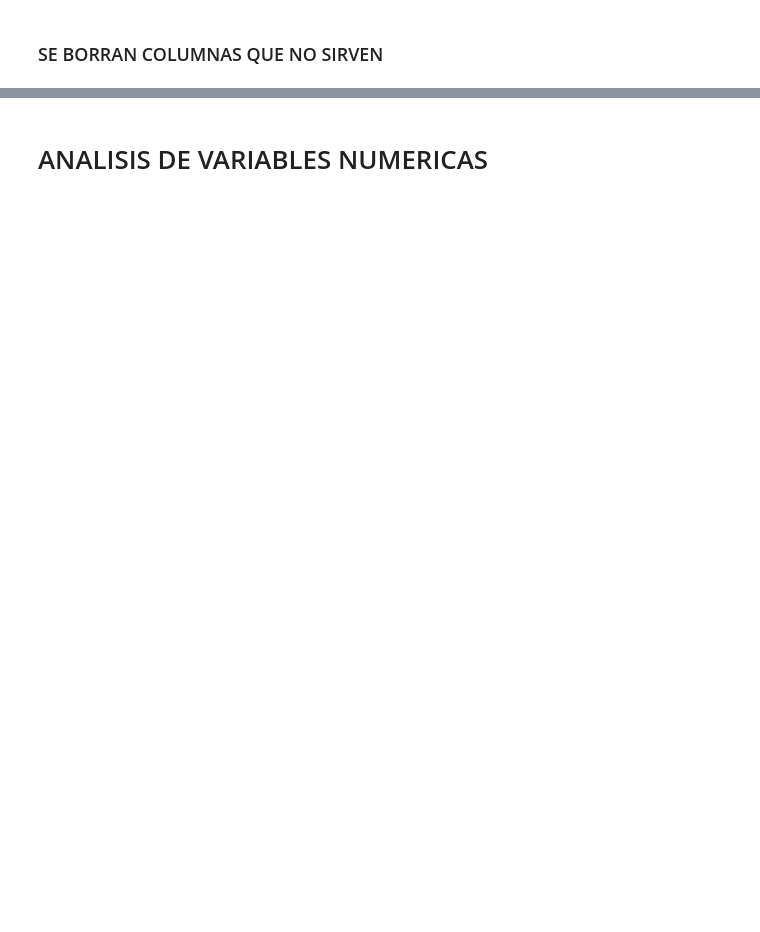
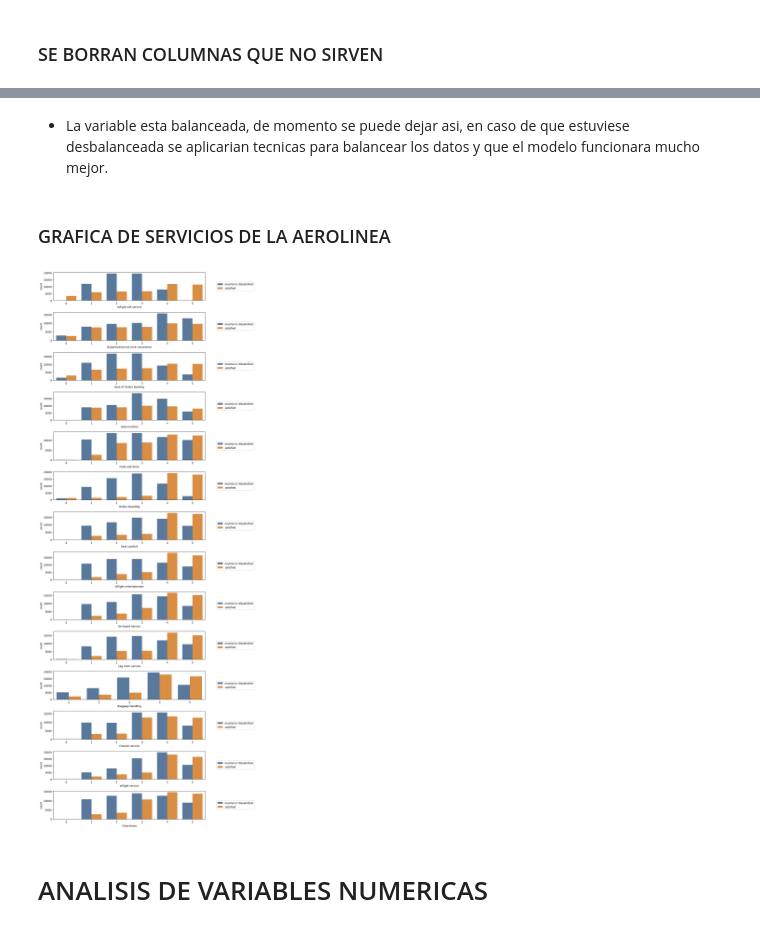
Before and after one commit to AI-School-F5-P2/F5_airlines, a Jupyter notebook: airline_main/main.ipynb, the cells around one changed output, grey strips where cells are left out. Drawn from its saved outputs; the diff is of its cells as text; code cells hidden in the pictures; blank space fills up the shorter version.

```diff
--- a/airline_main/main.ipynb
+++ b/airline_main/main.ipynb
@@ -149,2 +186,26 @@ df = df.drop(columna_a_borrar, axis=1)
+# %% [markdown]
+- La variable esta balanceada, de momento se puede dejar asi, en caso de que estuviese desbalanceada se aplicarian tecnicas para balancear los datos y que el modelo funcionara mucho mejor.
+# %% [markdown]
+### GRAFICA DE SERVICIOS DE LA AEROLINEA
+# %%
+services = ["Inflight wifi service", "Departure/Arrival time convenient", "Ease of Online booking", 'Gate location', 'Food and drink',
+            'Online boarding', 'Seat comfort', 'Inflight entertainment', 'On-board service', 'Leg room service', 'Baggage handling',
+            'Checkin service', 'Inflight service', 'Cleanliness']
+
+# Ajustar el tamaño de la figura
+plt.figure(figsize=(12, 30))  # Aumenta el valor 30 para adaptarlo a la cantidad de subplots que tengas
+
+for idx, column in enumerate(services):
+    plt.subplot(len(services), 1, idx+1)
+    sns.countplot(x=column, hue="satisfaction", data=df, palette=["#4e79a7", "#f28e2b"])
+    plt.legend(loc='center', bbox_to_anchor=(1.2, 0.5))
+
+# Ajustar la disposición de las subtramas
+plt.tight_layout()
+
+# Mostrar la figura
+plt.show()
+# %% [output]
+[figure, added]
 # %% [markdown]
 # ANALISIS DE VARIABLES NUMERICAS
```
Also changed, not shown: parts of 61 cells of this notebook, 2 other files.
